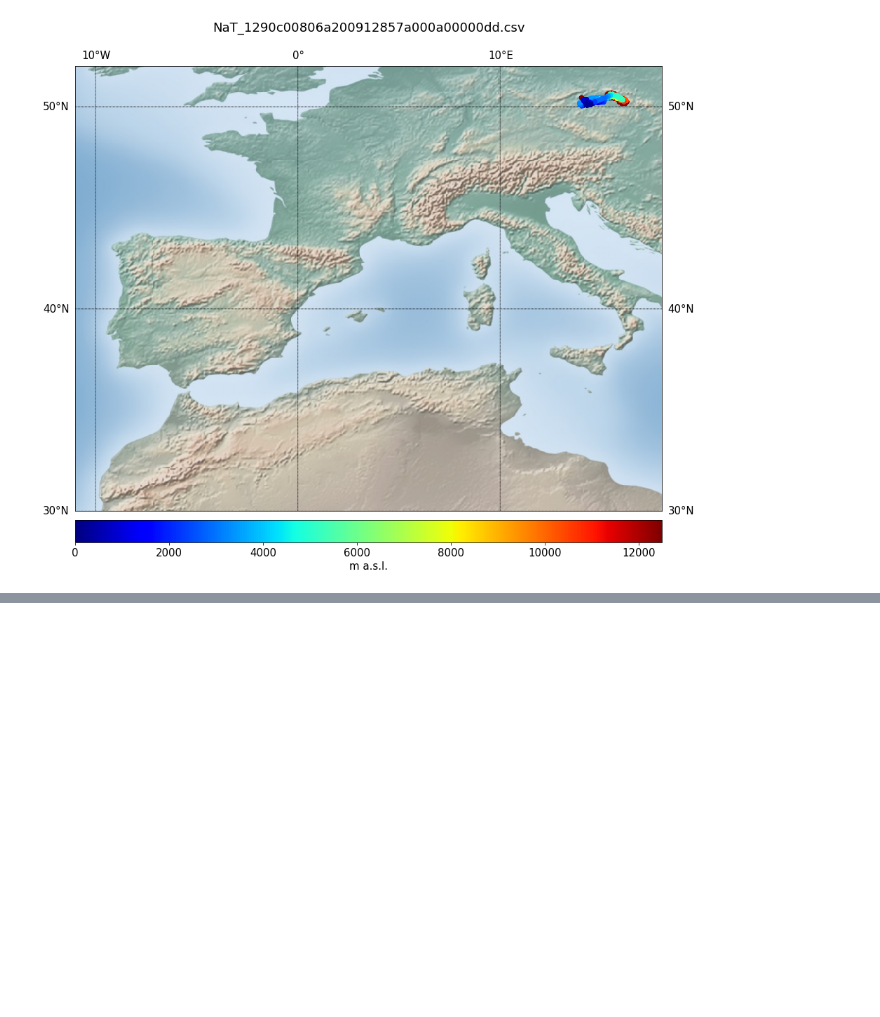
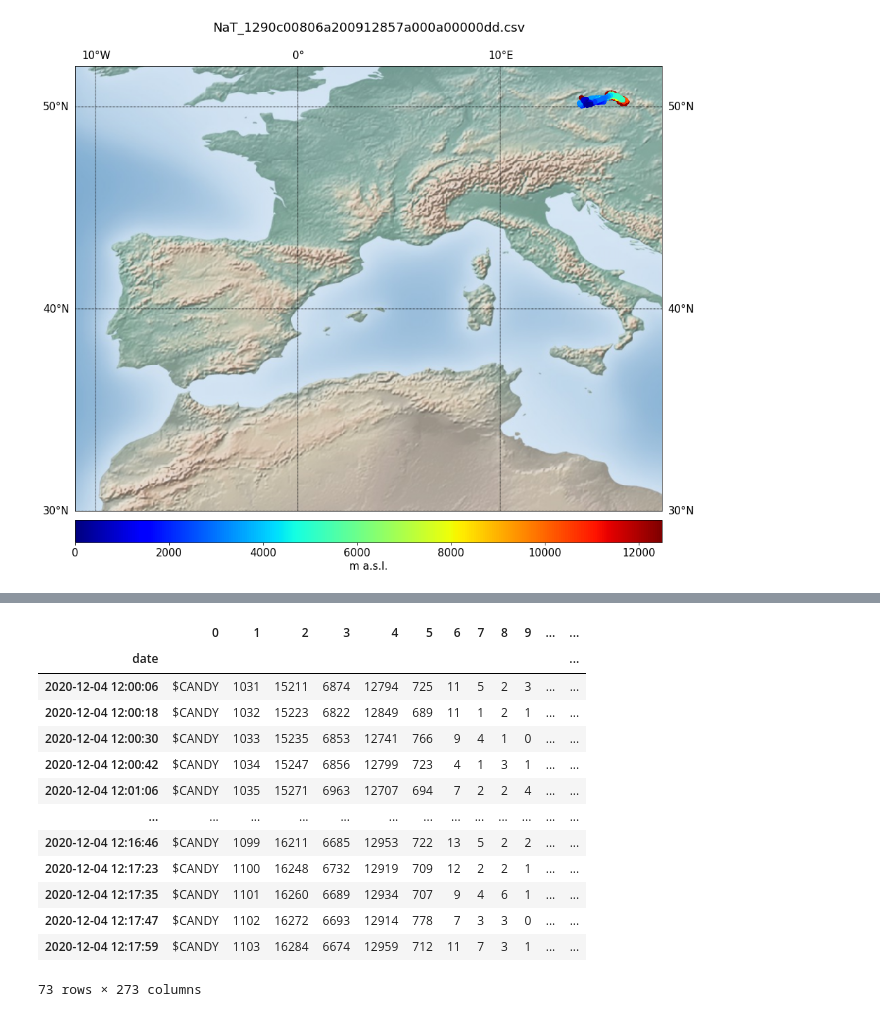
Before and after one commit to ODZ-UJF-AV-CR/AIRDOSG-parser, a Jupyter notebook: AIRDOS-G.ipynb, the cells around one changed output, grey strips where cells are left out. Drawn from its saved outputs; the diff is of its cells as text; code cells hidden in the pictures; blank space fills up the shorter version.

```diff
--- a/AIRDOS-G.ipynb
+++ b/AIRDOS-G.ipynb
@@ -547,0 +637,17 @@ for f in glob.iglob("./output/*.csv"): # generator, search immediate subdirector
+# %%
+dose
+# %% [output]
+|  | 0 | 1 | 2 | 3 | 4 | 5 | 6 | 7 | 8 | 9 | ... | ... |
+| date |  |  |  |  |  |  |  |  |  |  |  | ... |
+| 2020-12-04 12:00:06 | $CANDY | 1031 | 15211 | 6874 | 12794 | 725 | 11 | 5 | 2 | 3 | ... | ... |
+| 2020-12-04 12:00:18 | $CANDY | 1032 | 15223 | 6822 | 12849 | 689 | 11 | 1 | 2 | 1 | ... | ... |
+| 2020-12-04 12:00:30 | $CANDY | 1033 | 15235 | 6853 | 12741 | 766 | 9 | 4 | 1 | 0 | ... | ... |
+| 2020-12-04 12:00:42 | $CANDY | 1034 | 15247 | 6856 | 12799 | 723 | 4 | 1 | 3 | 1 | ... | ... |
+| 2020-12-04 12:01:06 | $CANDY | 1035 | 15271 | 6963 | 12707 | 694 | 7 | 2 | 2 | 4 | ... | ... |
+| ... | ... | ... | ... | ... | ... | ... | ... | ... | ... | ... | ... | ... |
+| 2020-12-04 12:16:46 | $CANDY | 1099 | 16211 | 6685 | 12953 | 722 | 13 | 5 | 2 | 2 | ... | ... |
+| 2020-12-04 12:17:23 | $CANDY | 1100 | 16248 | 6732 | 12919 | 709 | 12 | 2 | 2 | 1 | ... | ... |
+| 2020-12-04 12:17:35 | $CANDY | 1101 | 16260 | 6689 | 12934 | 707 | 9 | 4 | 6 | 1 | ... | ... |
+| 2020-12-04 12:17:47 | $CANDY | 1102 | 16272 | 6693 | 12914 | 778 | 7 | 3 | 3 | 0 | ... | ... |
+| 2020-12-04 12:17:59 | $CANDY | 1103 | 16284 | 6674 | 12959 | 712 | 11 | 7 | 3 | 1 | ... | ... |
+73 rows × 273 columns
```
Also changed, not shown: parts of 1 cell of this notebook.
